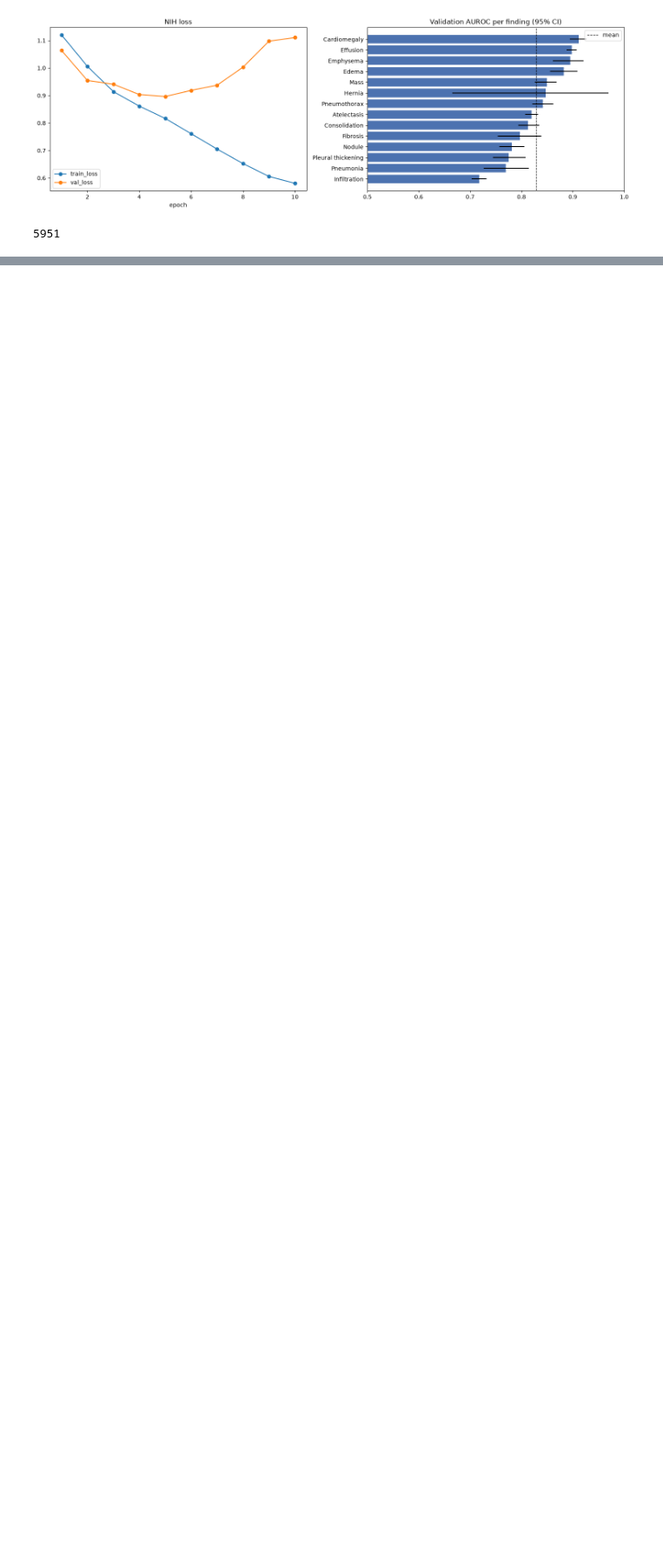
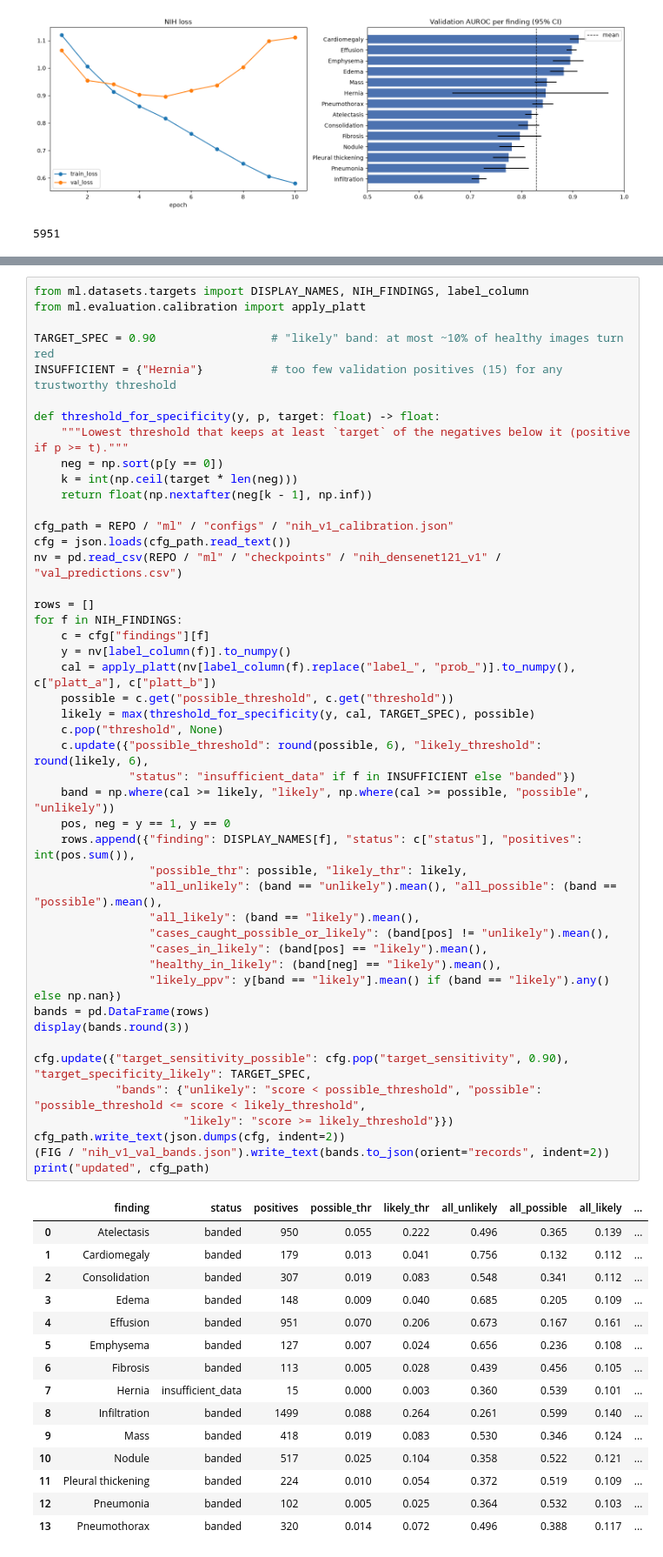
Before and after one commit to Fy1zN/pneumyst-ai, a Jupyter notebook: notebooks/train.ipynb, the cells around one changed output, grey strips where cells are left out. Shown at 87% size. Cells and saved outputs as stored; diff of their text form; blank space fills up the shorter version.

```diff
--- a/notebooks/train.ipynb
+++ b/notebooks/train.ipynb
@@ -412,0 +476,62 @@ best epoch 7 | mean AUROC 0.829 | padded images in val: 11.7% | AP share: 36.1%
+# %%
+from ml.datasets.targets import DISPLAY_NAMES, NIH_FINDINGS, label_column
+from ml.evaluation.calibration import apply_platt
+
+TARGET_SPEC = 0.90                 # "likely" band: at most ~10% of healthy images turn red
+INSUFFICIENT = {"Hernia"}          # too few validation positives (15) for any trustworthy threshold
+
+def threshold_for_specificity(y, p, target: float) -> float:
+    """Lowest threshold that keeps at least `target` of the negatives below it (positive if p >= t)."""
+    neg = np.sort(p[y == 0])
+    k = int(np.ceil(target * len(neg)))
+    return float(np.nextafter(neg[k - 1], np.inf))
+
+cfg_path = REPO / "ml" / "configs" / "nih_v1_calibration.json"
+cfg = json.loads(cfg_path.read_text())
+nv = pd.read_csv(REPO / "ml" / "checkpoints" / "nih_densenet121_v1" / "val_predictions.csv")
+
+rows = []
+for f in NIH_FINDINGS:
+    c = cfg["findings"][f]
+    y = nv[label_column(f)].to_numpy()
+    cal = apply_platt(nv[label_column(f).replace("label_", "prob_")].to_numpy(), c["platt_a"], c["platt_b"])
+    possible = c.get("possible_threshold", c.get("threshold"))
+    likely = max(threshold_for_specificity(y, cal, TARGET_SPEC), possible)
+    c.pop("threshold", None)
+    c.update({"possible_threshold": round(possible, 6), "likely_threshold": round(likely, 6),
+              "status": "insufficient_data" if f in INSUFFICIENT else "banded"})
+    band = np.where(cal >= likely, "likely", np.where(cal >= possible, "possible", "unlikely"))
+    pos, neg = y == 1, y == 0
+    rows.append({"finding": DISPLAY_NAMES[f], "status": c["status"], "positives": int(pos.sum()),
+                 "possible_thr": possible, "likely_thr": likely,
+                 "all_unlikely": (band == "unlikely").mean(), "all_possible": (band == "possible").mean(),
+                 "all_likely": (band == "likely").mean(),
+                 "cases_caught_possible_or_likely": (band[pos] != "unlikely").mean(),
+                 "cases_in_likely": (band[pos] == "likely").mean(),
+                 "healthy_in_likely": (band[neg] == "likely").mean(),
+                 "likely_ppv": y[band == "likely"].mean() if (band == "likely").any() else np.nan})
+bands = pd.DataFrame(rows)
+display(bands.round(3))
+
+cfg.update({"target_sensitivity_possible": cfg.pop("target_sensitivity", 0.90), "target_specificity_likely": TARGET_SPEC,
+            "bands": {"unlikely": "score < possible_threshold", "possible": "possible_threshold <= score < likely_threshold",
+                      "likely": "score >= likely_threshold"}})
+cfg_path.write_text(json.dumps(cfg, indent=2))
+(FIG / "nih_v1_val_bands.json").write_text(bands.to_json(orient="records", indent=2))
+print("updated", cfg_path)
+# %% [output]
+|  | finding | status | positives | possible_thr | likely_thr | all_unlikely | all_possible | all_likely | ... |
+| 0 | Atelectasis | banded | 950 | 0.055 | 0.222 | 0.496 | 0.365 | 0.139 | ... |
+| 1 | Cardiomegaly | banded | 179 | 0.013 | 0.041 | 0.756 | 0.132 | 0.112 | ... |
+| 2 | Consolidation | banded | 307 | 0.019 | 0.083 | 0.548 | 0.341 | 0.112 | ... |
+| 3 | Edema | banded | 148 | 0.009 | 0.040 | 0.685 | 0.205 | 0.109 | ... |
+| 4 | Effusion | banded | 951 | 0.070 | 0.206 | 0.673 | 0.167 | 0.161 | ... |
+| 5 | Emphysema | banded | 127 | 0.007 | 0.024 | 0.656 | 0.236 | 0.108 | ... |
+| 6 | Fibrosis | banded | 113 | 0.005 | 0.028 | 0.439 | 0.456 | 0.105 | ... |
+| 7 | Hernia | insufficient_data | 15 | 0.000 | 0.003 | 0.360 | 0.539 | 0.101 | ... |
+| 8 | Infiltration | banded | 1499 | 0.088 | 0.264 | 0.261 | 0.599 | 0.140 | ... |
+| 9 | Mass | banded | 418 | 0.019 | 0.083 | 0.530 | 0.346 | 0.124 | ... |
+| 10 | Nodule | banded | 517 | 0.025 | 0.104 | 0.358 | 0.522 | 0.121 | ... |
+| 11 | Pleural thickening | banded | 224 | 0.010 | 0.054 | 0.372 | 0.519 | 0.109 | ... |
+| 12 | Pneumonia | banded | 102 | 0.005 | 0.025 | 0.364 | 0.532 | 0.103 | ... |
+| 13 | Pneumothorax | banded | 320 | 0.014 | 0.072 | 0.496 | 0.388 | 0.117 | ... |
```
Also changed, not shown: parts of 2 cells of this notebook, 6 other files.
